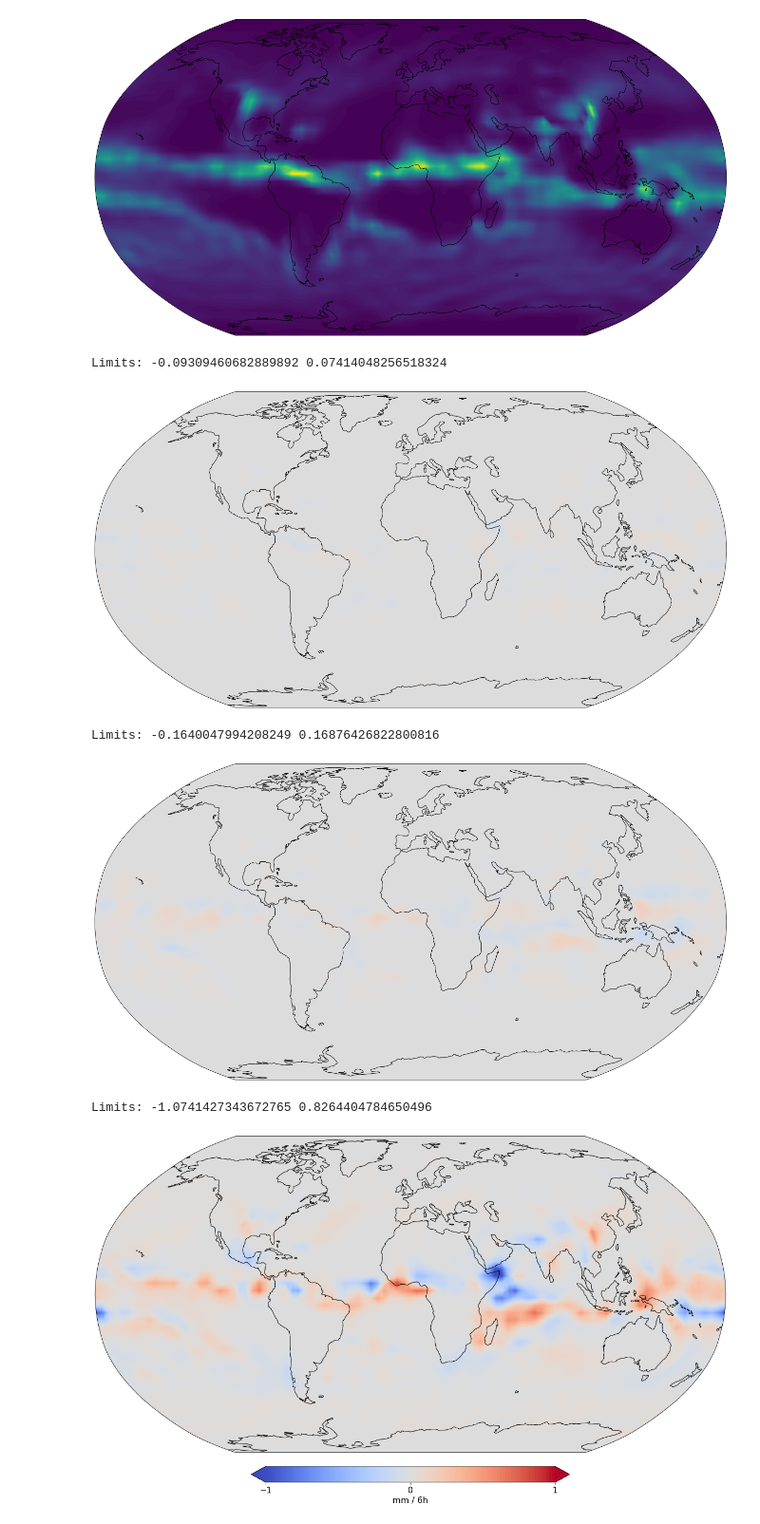
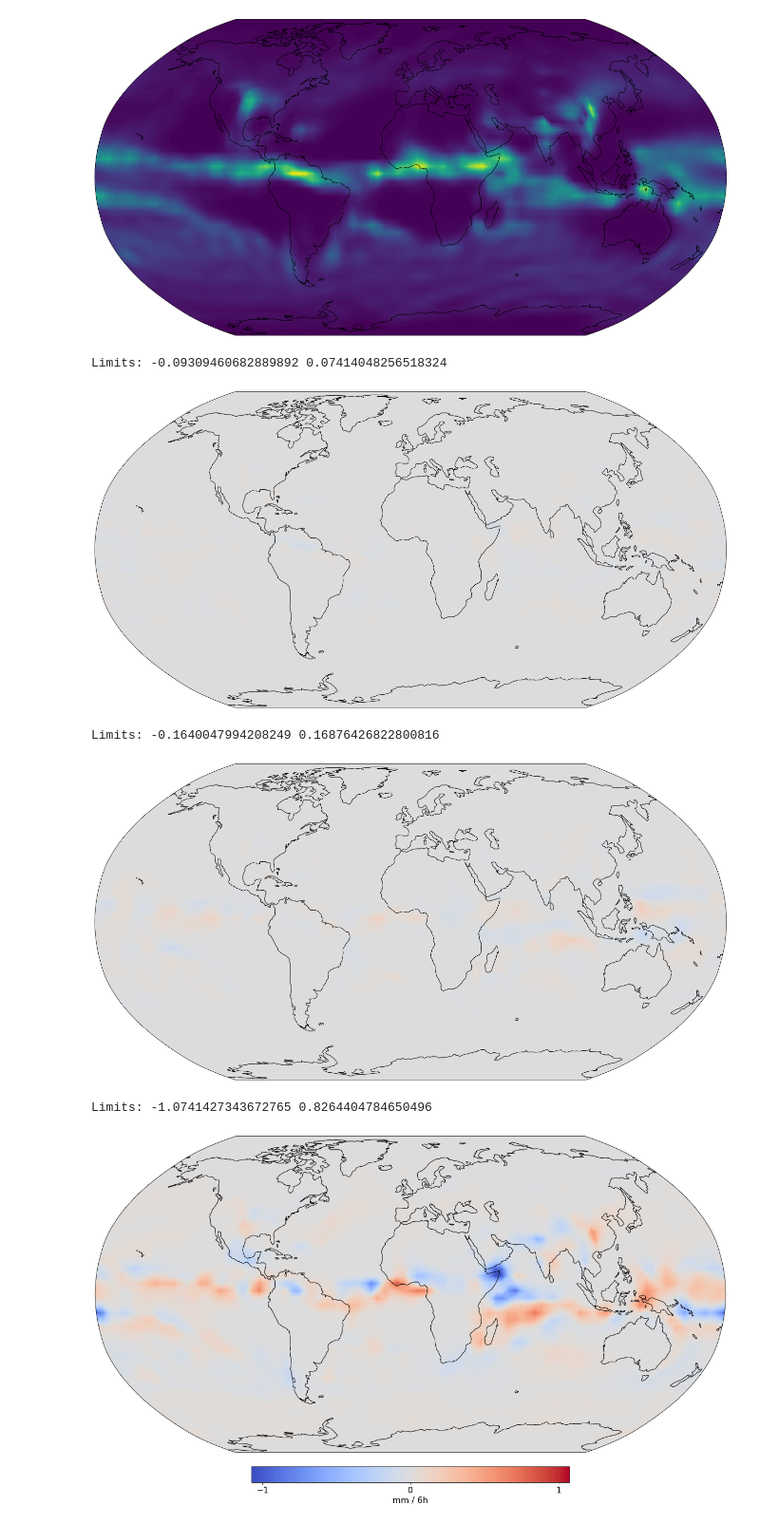
Before and after one commit to tomkimpson/speedy-1, a Jupyter notebook: jupyter_notebooks/paper/2b.Precipitation_globalmap.ipynb, the cells around one changed output. Shown at 95% size. Drawn from its saved outputs; the diff is of its cells as text; code cells hidden in the pictures.

Commit message:
updated plots Robinson

```diff
--- a/jupyter_notebooks/paper/2b.Precipitation_globalmap.ipynb
+++ b/jupyter_notebooks/paper/2b.Precipitation_globalmap.ipynb
@@ -149,7 +149,7 @@ def RobinsonPlotDev(df,cmap,lower_limit, upper_limit,nlevs,savefig,show_cbar):
 
 
     data, lon = add_cyclic_point(data, coord=lon) #https://stackoverflow.com/questions/56348136/white-line-in-contour-plot-in-cartopy-on-center-longitude
-    contourf_ = ax.contourf(lon, lat, data,levels=levels,transform=ccrs.PlateCarree(central_longitude=0),cmap=cmap,extend="both") #this has to be PlateCarree https://stackoverflow.com/questions/56761472/lack-of-projection-for-cartopy-contour
+    contourf_ = ax.contourf(lon, lat, data,levels=levels,transform=ccrs.PlateCarree(central_longitude=0),cmap=cmap) #this has to be PlateCarree https://stackoverflow.com/questions/56761472/lack-of-projection-for-cartopy-contour
 
     print ('Limits:', min(data.flatten()), max(data.flatten()))
 
@@ -194,13 +194,13 @@ subsSR['weighted_precip'] = dfcontrol.weighted_precip - dfSR.weighted_precip
 subs10 = dfcontrol.copy()
 subs10['weighted_precip'] = dfcontrol.weighted_precip - df10.weighted_precip
 # %%
-RobinsonPlotDev(subs52,plt.cm.coolwarm, lower_limit=-1, upper_limit=1, nlevs = 100,savefig='figures/MolMap52_precip.png',show_cbar=False)
-RobinsonPlotDev(subsSR,plt.cm.coolwarm, lower_limit=-1, upper_limit=1, nlevs = 100,savefig='figures/MolMapSR_precip.png',show_cbar=False)
-RobinsonPlotDev(subs10,plt.cm.coolwarm, lower_limit=-1, upper_limit=1, nlevs = 100,savefig='figures/MolMap10_precip.png',show_cbar=True)
+RobinsonPlotDev(subs52,plt.cm.coolwarm, lower_limit=subs10.weighted_precip.min(), upper_limit=-subs10.weighted_precip.min(), nlevs = 100,savefig='figures/MolMap52_precip.png',show_cbar=False)
+RobinsonPlotDev(subsSR,plt.cm.coolwarm, lower_limit=subs10.weighted_precip.min(), upper_limit=-subs10.weighted_precip.min(), nlevs = 100,savefig='figures/MolMapSR_precip.png',show_cbar=False)
+RobinsonPlotDev(subs10,plt.cm.coolwarm, lower_limit=subs10.weighted_precip.min(), upper_limit=-subs10.weighted_precip.min(), nlevs = 100,savefig='figures/MolMap10_precip.png',show_cbar=True)
 # %% [output]
 Limits: -0.09309460682889892 0.07414048256518324
 [figure]
 Limits: -0.1640047994208249 0.16876426822800816
 [figure]
 Limits: -1.0741427343672765 0.8264404784650496
-[figure, old version]
+[figure, new version]
```
Also changed, not shown: parts of 1 cell of this notebook, 6 other files.
